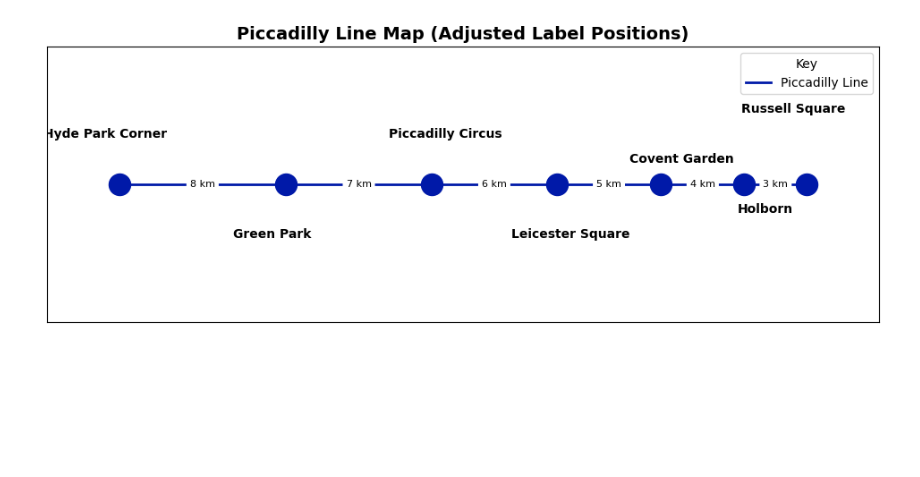
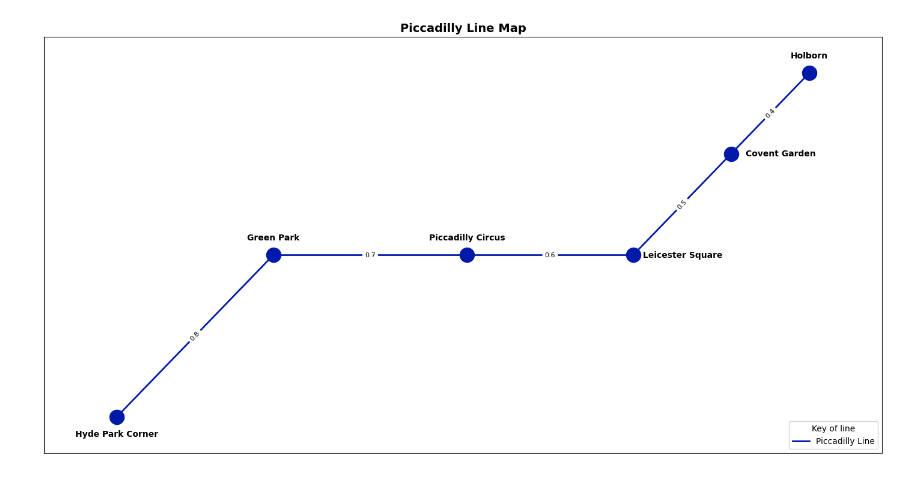
Before and after one commit to vutranquangminh/datavisualization, a Jupyter notebook: fake.ipynb, the cells around one changed output. Cells and saved outputs as stored; diff of their text form; code cells hidden in the pictures; blank space fills up the shorter version.

```diff
--- a/fake.ipynb
+++ b/fake.ipynb
@@ -1,16 +1,16 @@
 # %%
 import networkx as nx
 import matplotlib.pyplot as plt
+import math
 
 # ------------------- Station Data -------------------
 # Distances between stations in kilometers
 distances = {
-    ("Hyde Park Corner", "Green Park"): 8,
-    ("Green Park", "Piccadilly Circus"): 7,
-    ("Piccadilly Circus", "Leicester Square"): 6,
-    ("Leicester Square", "Covent Garden"): 5,
-    ("Covent Garden", "Holborn"): 4,
-    ("Holborn", "Russell Square"): 3,
+    ("Hyde Park Corner", "Green Park"): 0.8,
+    ("Green Park", "Piccadilly Circus"): 0.7,
+    ("Piccadilly Circus", "Leicester Square"): 0.6,
+    ("Leicester Square", "Covent Garden"): 0.5,
+    ("Covent Garden", "Holborn"): 0.4,
 }
 
 # Cumulative distances for proportional placement
@@ -22,33 +22,32 @@ for edge in distances:
 max_distance = cumulative_distances[-1]
 normalized_distances = [d / max_distance for d in cumulative_distances]
 
-# Assign normalized x-coordinates to stations
-stations = {
-    "Hyde Park Corner": (normalized_distances[0], 0.0),
-    "Green Park": (normalized_distances[1], 0.0),
-    "Piccadilly Circus": (normalized_distances[2], 0.0),
-    "Leicester Square": (normalized_distances[3], 0.0),
-    "Covent Garden": (normalized_distances[4], 0.0),
-    "Holborn": (normalized_distances[5], 0.0),
-    "Russell Square": (normalized_distances[6], 0.0),
-}
+# Adjust x and y coordinates for proportional movement
+stations = {}
+current_x, current_y = 0.0, 0.0  # Start at origin
+stations["Hyde Park Corner"] = (current_x, current_y)  # First station
 
-# Custom label offsets (dx, dy) for each station
-label_offsets = {
-    "Hyde Park Corner": (-0.02, 0.02),
-    "Green Park": (-0.02, -0.02),
-    "Piccadilly Circus": (0.02, 0.02),
-    "Leicester Square": (0.02, -0.02),
-    "Covent Garden": (0.03, 0.01),
-    "Holborn": (0.03, -0.01),
-    "Russell Square": (-0.02, 0.03),
-}
+# Define movement type for each segment
+movements = [
+    "diagonal_up",  # Hyde Park Corner -> Green Park
+    "sideways",     # Green Park -> Piccadilly Circus
+    "sideways",     # Piccadilly Circus -> Leicester Square
+    "diagonal_up",  # Leicester Square -> Covent Garden
+    "diagonal_up",  # Covent Garden -> Holborn
+]
 
-# Adjust label positions
-adjusted_positions = {}
-for station, pos in stations.items():
-    offset = label_offsets.get(station, (0, 0))
-    adjusted_positions[station] = (pos[0] + offset[0], pos[1] + offset[1])
+# Define step-wise station positions
+for i, movement in enumerate(movements):
+    distance_ratio = normalized_distances[i + 1] - normalized_distances[i]
+    if movement == "sideways":
+        # Move only in x-direction
+        current_x += distance_ratio
+    elif movement == "diagonal_up":
+        # Move equally in x and y directions (45° diagonal)
+        step = distance_ratio / math.sqrt(2)  # Scale by √2 for diagonal
+        current_x += step
+        current_y += step
+    stations[list(distances.keys())[i][1]] = (current_x, current_y)
 
 # ------------------- Graph Data Preparation -------------------
 G = nx.Graph()
@@ -62,35 +61,51 @@ color_mapping = "#0019A8"
 for (station1, station2), distance in distances.items():
     G.add_edge(station1, station2, weight=distance, color=color_mapping)
 
+# Custom label offsets (dx, dy) for each station
+label_offsets = {
+    "Hyde Park Corner": (0, -0.02),
+    "Green Park": (0, 0.02),
+    "Piccadilly Circus": (0, 0.02),
+    "Leicester Square": (0.06, 0),
+    "Covent Garden": (0.06, 0),
+    "Holborn": (0, 0.02),
+}
+
+# Adjust label positions
+adjusted_positions = {}
+for station, pos in stations.items():
+    offset = label_offsets.get(station, (0, 0))
+    adjusted_positions[station] = (pos[0] + offset[0], pos[1] + offset[1])
+
 # ------------------- Graph Visualization -------------------
-plt.figure(figsize=(12, 4))  # Adjust figure size for a horizontal layout
+plt.figure(figsize=(18, 9))  # Adjust figure size perfect raito (18.2, 8.8)
 
 positions = nx.get_node_attributes(G, 'pos')
-edge_labels = {(u, v): f"{d['weight']} km" for u, v, d in G.edges(data=True)}
+edge_labels = {(u, v): f"{d['weight']}" for u, v, d in G.edges(data=True)}
 edge_colors = [d['color'] for _, _, d in G.edges(data=True)]
 
 # Draw nodes
 nx.draw_networkx_nodes(G, pos=positions, node_size=300, node_color=color_mapping)
 
 # Draw edges
 nx.draw_networkx_edges(G, pos=positions, edge_color=edge_colors, width=2)
 
 # Draw station labels with adjusted positions
 nx.draw_networkx_labels(G, pos=adjusted_positions, font_size=10, font_weight='bold')
 
 # Draw edge labels (distances)
 nx.draw_networkx_edge_labels(G, pos=positions, edge_labels=edge_labels, font_size=8)
 
 # Add legend
 legend_elements = [
     plt.Line2D([0], [0], color=color_mapping, lw=2, label='Piccadilly Line')
 ]
-plt.legend(handles=legend_elements, loc='upper right', fontsize=10, frameon=True, title="Key")
+plt.legend(handles=legend_elements, loc='lower right', fontsize=10, frameon=True, title="Key of line")
 
 # Add title
-plt.title("Piccadilly Line Map (Adjusted Label Positions)", fontsize=14, fontweight='bold')
+plt.title("Piccadilly Line Map", fontsize=14, fontweight='bold')
 
 # Show the plot
 plt.show()
 # %% [output]
-[figure, old version]
+[figure, new version]
```
Also changed, not shown: 1 other file.
